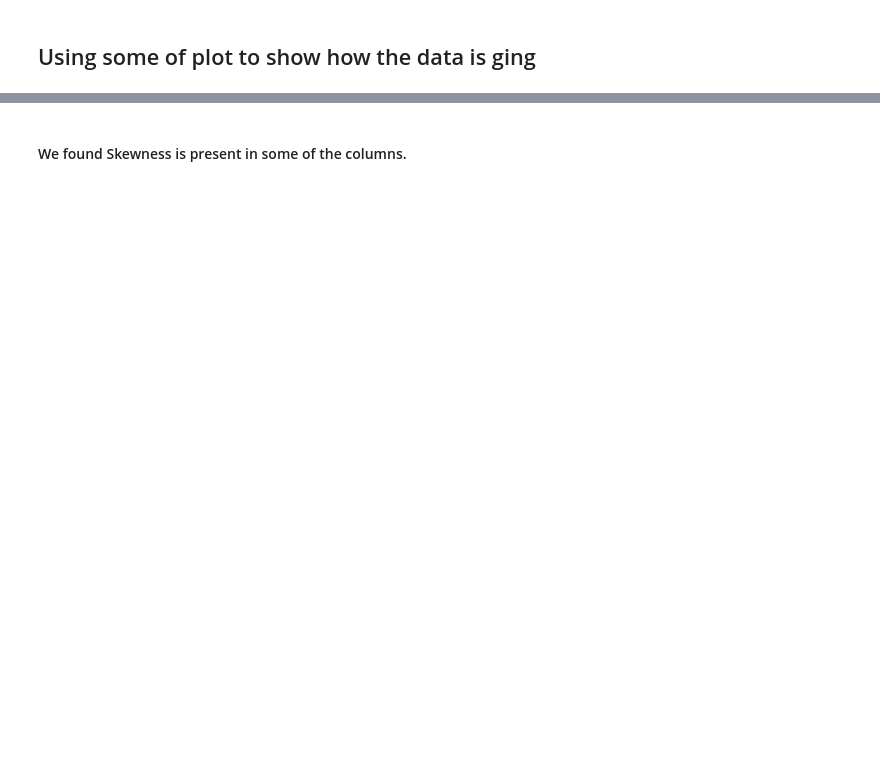
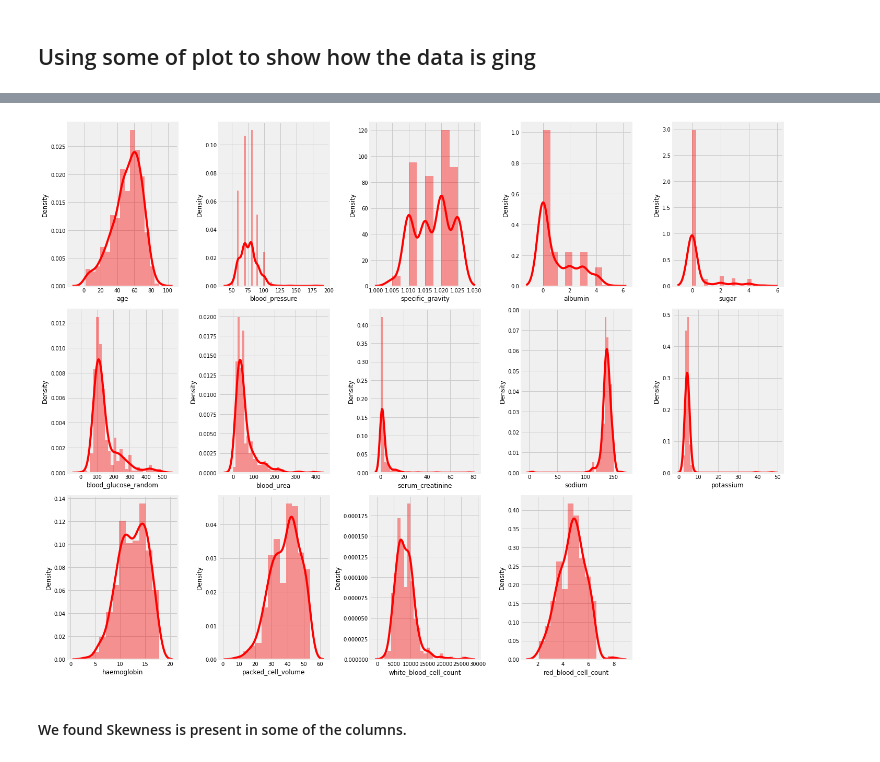
Before and after one commit to mohamedbakrey12/Full_Project, a Jupyter notebook: chronic-kidney-disease-classification-by-ml.ipynb, the cells around one changed output, grey strips where cells are left out. Cells and saved outputs as stored; diff of their text form; code cells hidden in the pictures; blank space fills up the shorter version.

```diff
--- a/chronic-kidney-disease-classification-by-ml.ipynb
+++ b/chronic-kidney-disease-classification-by-ml.ipynb
@@ -100,18 +179,20 @@ for col in cat_cols:
 # %%
 # checking numerical features distribution
 plt.figure(figsize = (20, 15))
 plotnumber = 1
 for column in num_cols:
     if plotnumber <= 14:
         ax = plt.subplot(3, 5, plotnumber)
-        sns.distplot(df[column],color='black',)
+        sns.distplot(df[column],color='red',)
         plt.xlabel(column)
 
 
     plotnumber += 1
 
 plt.tight_layout()
 plt.show()
+# %% [output]
+[figure, added]
 # %% [markdown]
 #### We found Skewness is present in some of the columns.
 # %%
```
Also changed, not shown: parts of 15 cells of this notebook.
